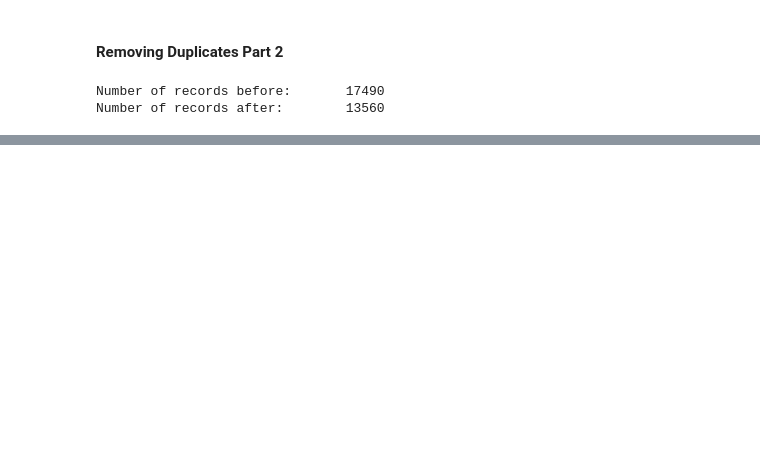
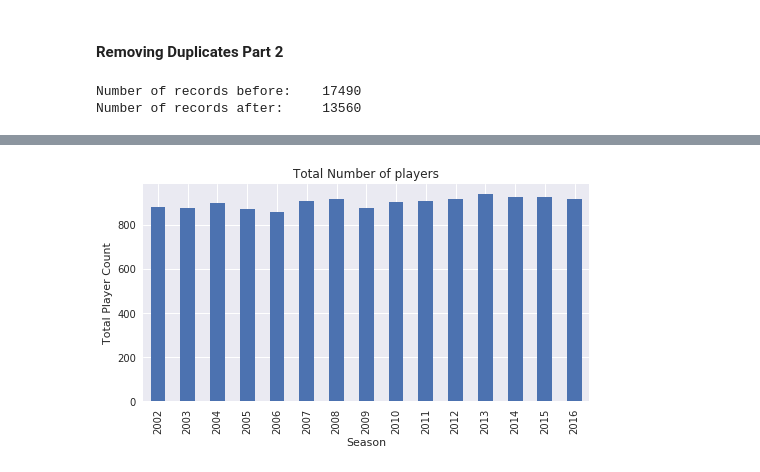
Before and after one commit to mtmoncur/baseball_data, a Jupyter notebook: Baseball Data.ipynb, the cells around one changed output, grey strips where cells are left out. Saved outputs shown, nothing was run; the diff lists cells and outputs as text; code cells hidden in the pictures; blank space fills up the shorter version.

```diff
--- a/Baseball Data.ipynb
+++ b/Baseball Data.ipynb
@@ -1,12 +1,11 @@
 # %%
 import pandas as pd
 import numpy as np
-from collections import Counter, defaultdict
+import networkx as nx
 from matplotlib import pyplot as plt
-from tqdm import tqdm
-from itertools import product
-import networkx as nx
+plt.rcParams['figure.dpi'] = 350
+%matplotlib inline
+import seaborn as sns
+sns.set(style="darkgrid")
 import warnings
 warnings.filterwarnings('ignore')
-
-%matplotlib inline
@@ -223,0 +239,8 @@ Visualizing this data is challenging. The only features in this baseball data ar
+# %%
+plt.figure(figsize=(8,4))
+by_season = p.groupby('Season')
+by_season['playerid'].count().plot(kind='bar', title='Total Number of players')
+plt.ylabel('Total Player Count')
+plt.show()
+# %% [output]
+[figure, added]
```
Also changed, not shown: parts of 48 cells of this notebook, 2 other files.
